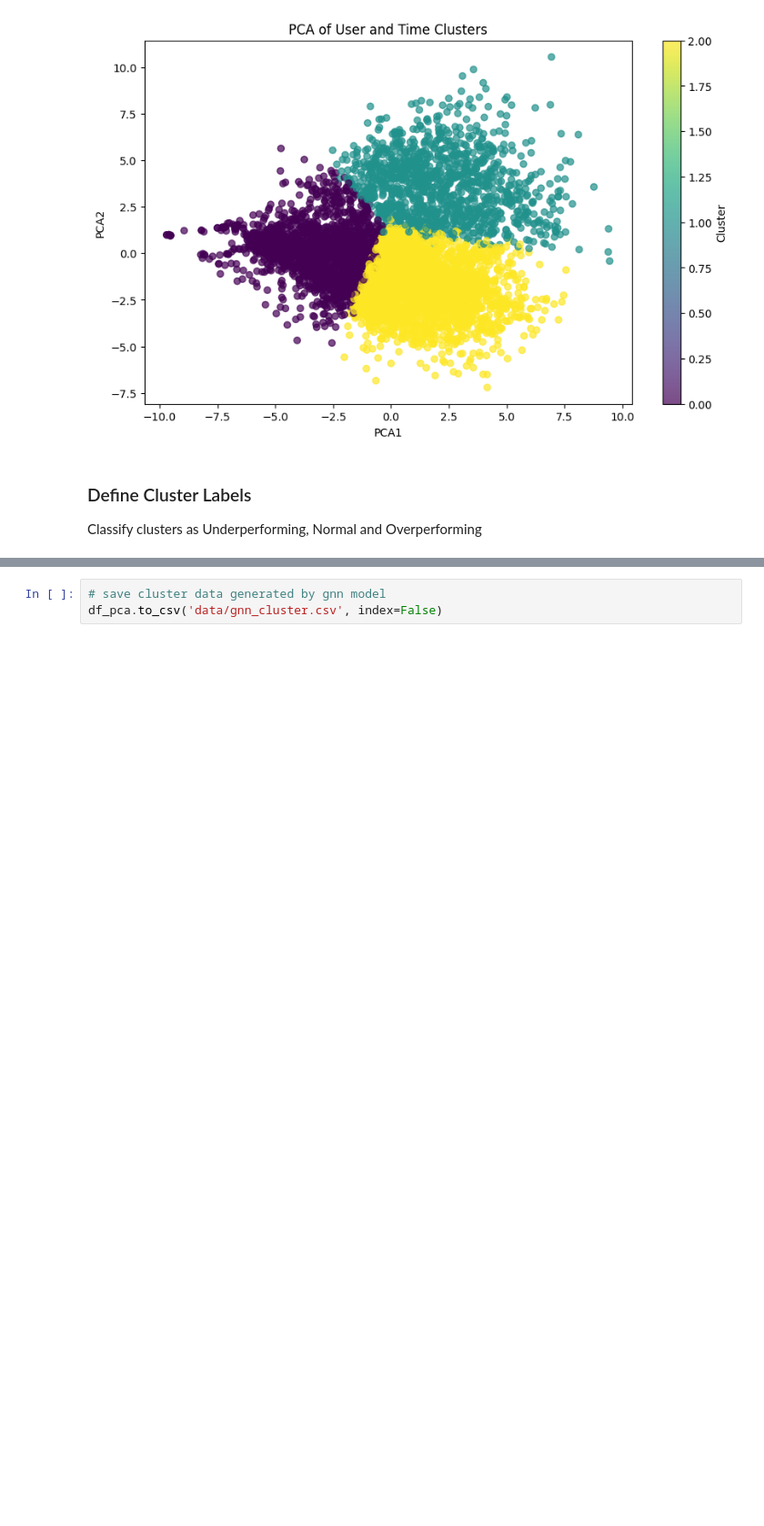
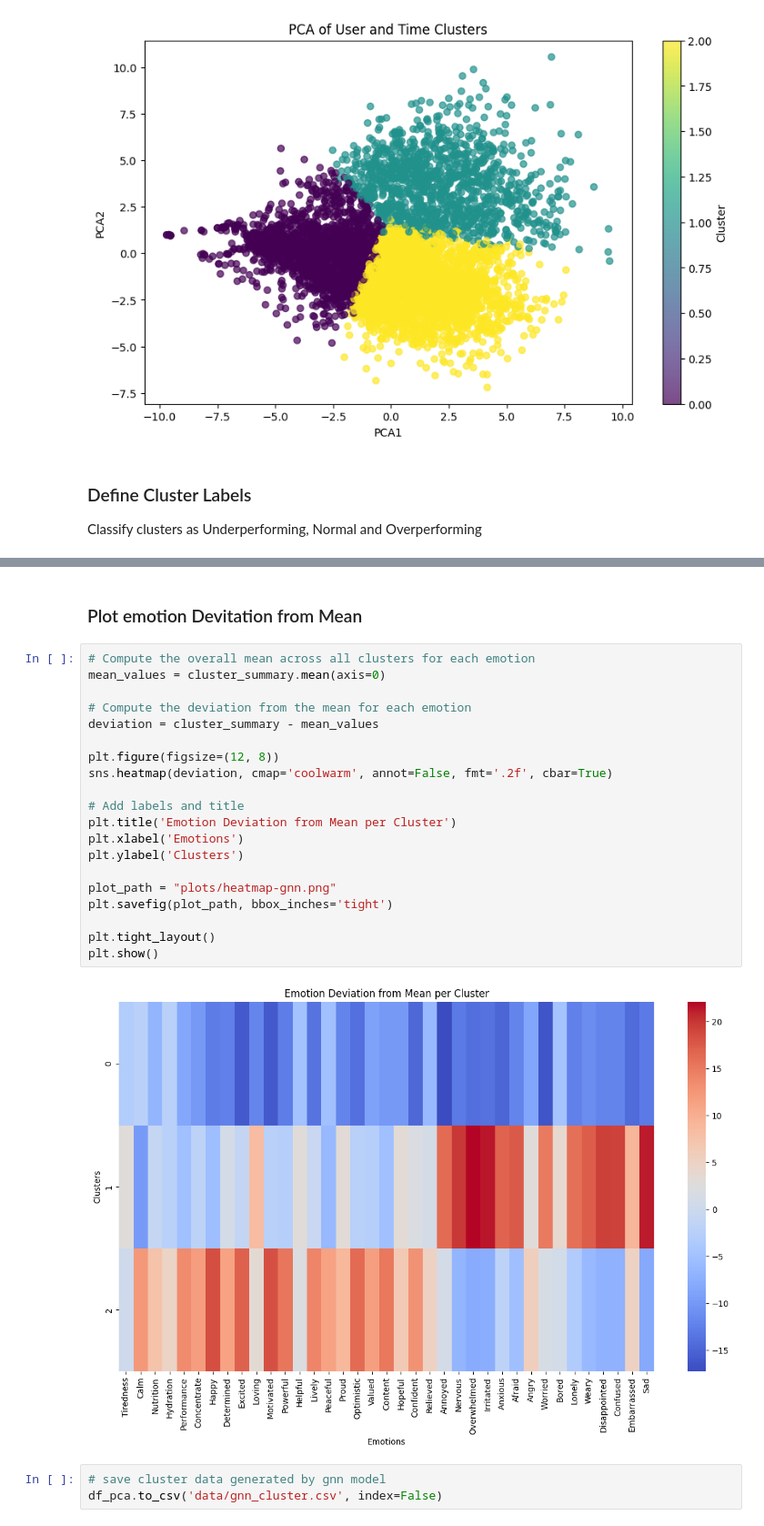
Before and after one commit to chiarapaglioni/UserStates-Clustering, a Jupyter notebook: Athletes-Clustering.ipynb, the cells around one changed output, grey strips where cells are left out. Shown at 91% size. Cells and saved outputs as stored; diff of their text form; blank space fills up the shorter version.

Commit message:
added heatmap plot

```diff
--- a/Athletes-Clustering.ipynb
+++ b/Athletes-Clustering.ipynb
@@ -1018,6 +1017,30 @@ Cluster                                               ...
 2        22.790915    41.761762  23.415197
 
 [3 rows x 37 columns]
+# %% [markdown]
+### Plot emotion Devitation from Mean
+# %%
+# Compute the overall mean across all clusters for each emotion
+mean_values = cluster_summary.mean(axis=0)
+
+# Compute the deviation from the mean for each emotion
+deviation = cluster_summary - mean_values
+
+plt.figure(figsize=(12, 8))
+sns.heatmap(deviation, cmap='coolwarm', annot=False, fmt='.2f', cbar=True)
+
+# Add labels and title
+plt.title('Emotion Deviation from Mean per Cluster')
+plt.xlabel('Emotions')
+plt.ylabel('Clusters')
+
+plot_path = "plots/heatmap-gnn.png"
+plt.savefig(plot_path, bbox_inches='tight')
+
+plt.tight_layout()
+plt.show()
+# %% [output]
+[figure, added]
 # %%
 # save cluster data generated by gnn model
 df_pca.to_csv('data/gnn_cluster.csv', index=False)
```
Also changed, not shown: parts of 1 cell of this notebook, 2 other files.
